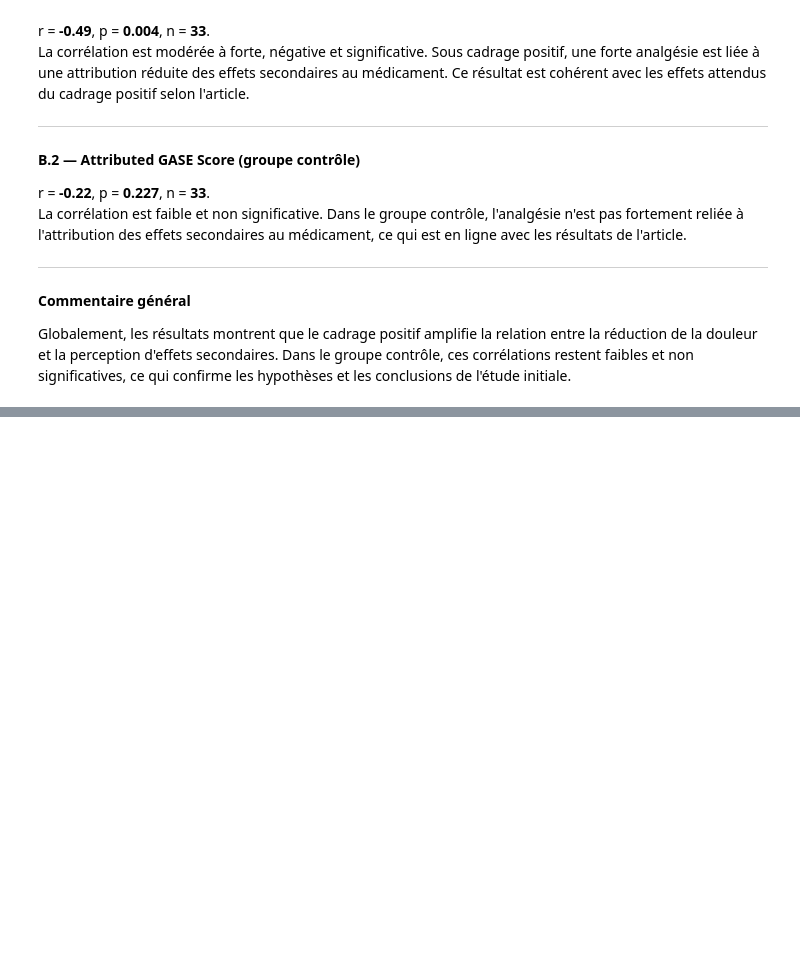
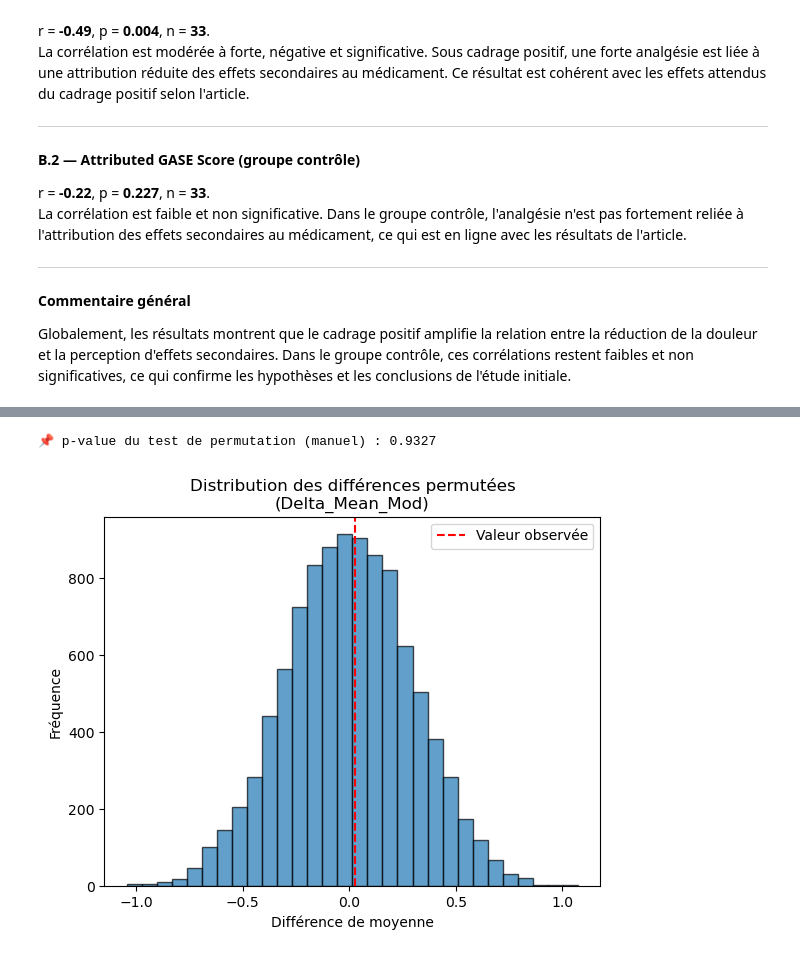
Before and after one commit to nassimdammak-dah/statistiques-, a Jupyter notebook: Nassim_dammak_rééchantillonnage.ipynb, the cells around one changed output, grey strips where cells are left out. Saved outputs shown, nothing was run; the diff lists cells and outputs as text; code cells hidden in the pictures; blank space fills up the shorter version.

```diff
--- a/Nassim_dammak_rééchantillonnage.ipynb
+++ b/Nassim_dammak_rééchantillonnage.ipynb
@@ -557,0 +573,45 @@ Globalement, les résultats montrent que le cadrage positif amplifie la relation
+# %%
+import numpy as np
+import matplotlib.pyplot as plt
+
+# Données
+g0 = df[df['Groupe'] == 'Contrôle']['Delta_Mean_Mod'].dropna().values
+g1 = df[df['Groupe'] == 'Positif']['Delta_Mean_Mod'].dropna().values
+
+# Statistique observée
+stat_obs = np.mean(g0) - np.mean(g1)
+
+# Combiner les deux groupes
+combined = np.concatenate([g0, g1])
+n_g0 = len(g0)
+
+# Liste pour stocker les statistiques permutées
+n_permutations = 10000
+stats = []
+
+np.random.seed(42)  # reproductibilité
+
+for _ in range(n_permutations):
+    np.random.shuffle(combined)
+    perm_g0 = combined[:n_g0]
+    perm_g1 = combined[n_g0:]
+    stats.append(np.mean(perm_g0) - np.mean(perm_g1))
+
+# Calcul de la p-valeur bilatérale
+stats = np.array(stats)
+p_value = np.mean(np.abs(stats) >= np.abs(stat_obs))
+
+# Affichage de la p-valeur
+print("📌 p-value du test de permutation (manuel) :", p_value)
+
+# Visualisation
+plt.hist(stats, bins=30, edgecolor='black', alpha=0.7)
+plt.axvline(stat_obs, color='red', linestyle='--', label='Valeur observée')
+plt.title("Distribution des différences permutées\n(Delta_Mean_Mod)")
+plt.xlabel("Différence de moyenne")
+plt.ylabel("Fréquence")
+plt.legend()
+plt.show()
+# %% [output]
+📌 p-value du test de permutation (manuel) : 0.9327
+[figure, added]
```
Also changed, not shown: parts of 5 cells of this notebook.
